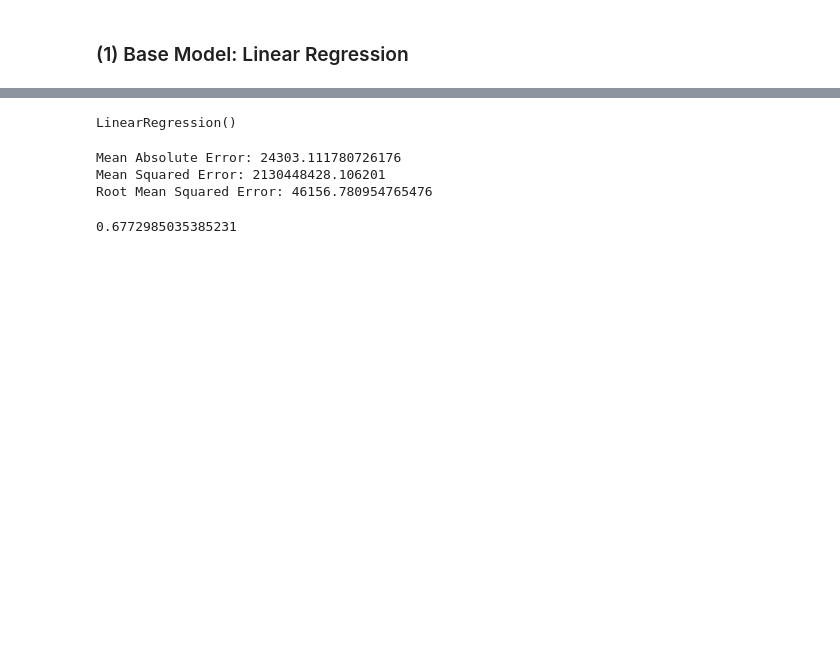
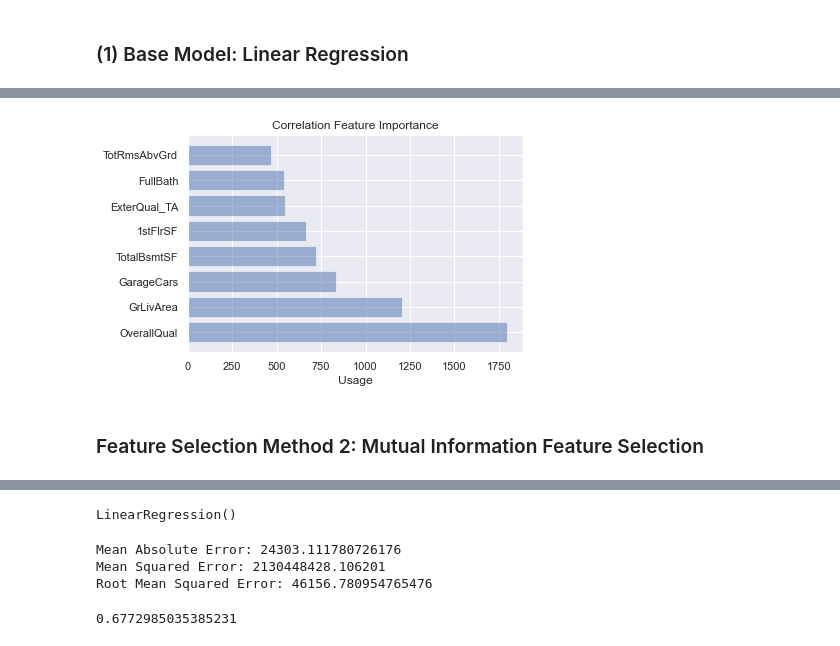
Before and after one commit to mandy728/house_price_prediction, a Jupyter notebook: houseprice.ipynb, the cells around one changed output, grey strips where cells are left out. Saved outputs shown, nothing was run; the diff lists cells and outputs as text; code cells hidden in the pictures; blank space fills up the shorter version.

```diff
--- a/houseprice.ipynb
+++ b/houseprice.ipynb
@@ -548,0 +723,15 @@ def rmse(y, y_pred):
+# %%
+objects = ('OverallQual','GrLivArea','GarageCars','TotalBsmtSF','1stFlrSF','ExterQual_TA','FullBath','TotRmsAbvGrd')
+y_pos = np.arange(len(objects))
+performance = [1792.836598,1202.306167,831.359273,719.122261,662.413155,544.864852,539.26555,469.569779]
+
+plt.barh(y_pos, performance, align='center', alpha=0.5)
+plt.yticks(y_pos, objects)
+plt.xlabel('Usage')
+plt.title('Correlation Feature Importance')
+
+plt.show()
+# %% [output]
+[figure, added]
+# %% [markdown]
+### Feature Selection Method 2: Mutual Information Feature Selection
```
Also changed, not shown: parts of 45 cells of this notebook.
